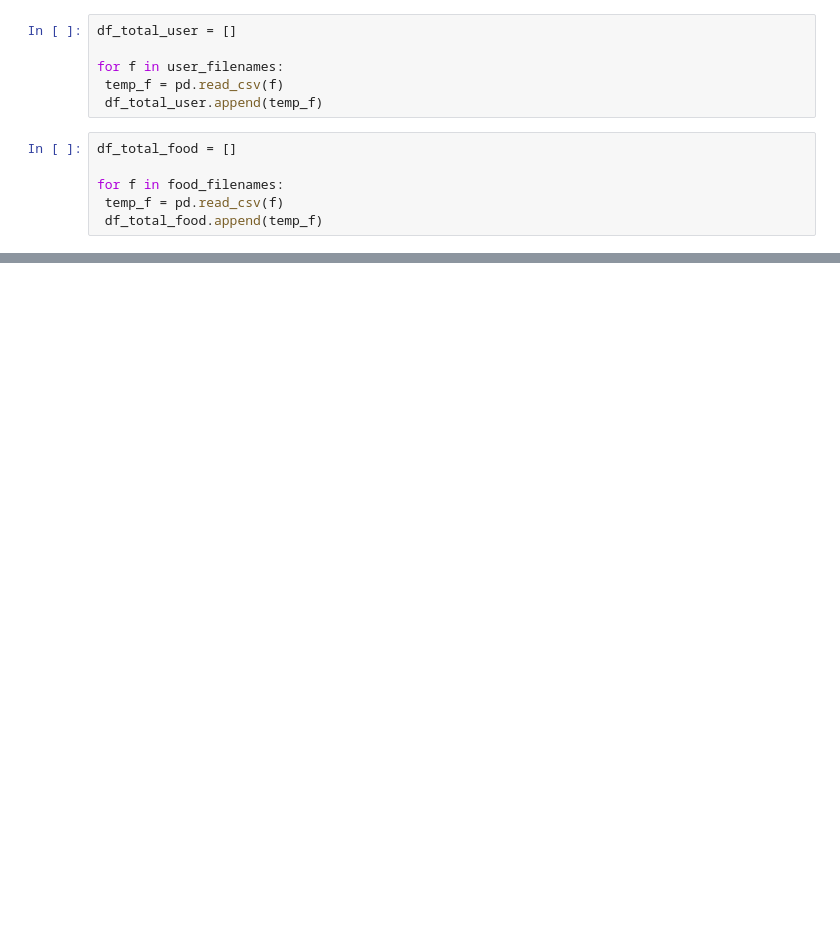
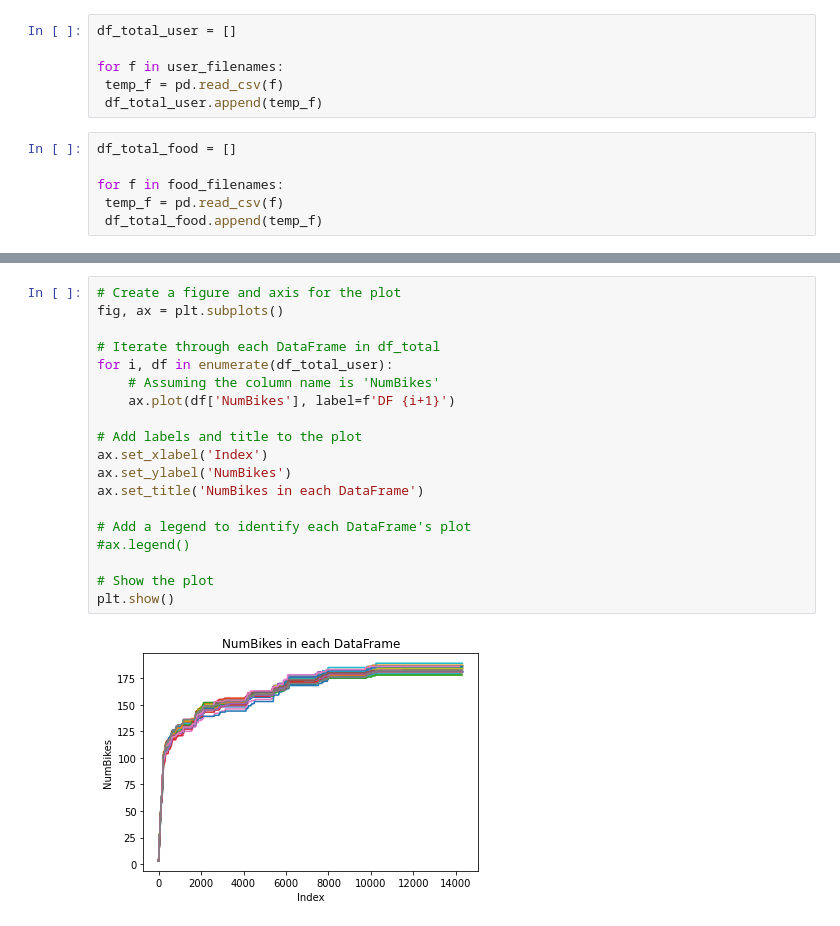
Before and after one commit to CityScope/MobilityTable_SanSebastian, a Jupyter notebook: postprocessing/result_analysis_dynamicfleetsizing.ipynb, the cells around one changed output, grey strips where cells are left out. Cells and saved outputs as stored; diff of their text form; blank space fills up the shorter version.

```diff
--- a/postprocessing/result_analysis_dynamicfleetsizing.ipynb
+++ b/postprocessing/result_analysis_dynamicfleetsizing.ipynb
@@ -105,0 +123,21 @@ plt.show()
+# %%
+# Create a figure and axis for the plot
+fig, ax = plt.subplots()
+
+# Iterate through each DataFrame in df_total
+for i, df in enumerate(df_total_user):
+    # Assuming the column name is 'NumBikes'
+    ax.plot(df['NumBikes'], label=f'DF {i+1}')
+
+# Add labels and title to the plot
+ax.set_xlabel('Index')
+ax.set_ylabel('NumBikes')
+ax.set_title('NumBikes in each DataFrame')
+
+# Add a legend to identify each DataFrame's plot
+#ax.legend()
+
+# Show the plot
+plt.show()
+# %% [output]
+[figure, added]
```
Also changed, not shown: parts of 10 cells of this notebook, 2 other files.
